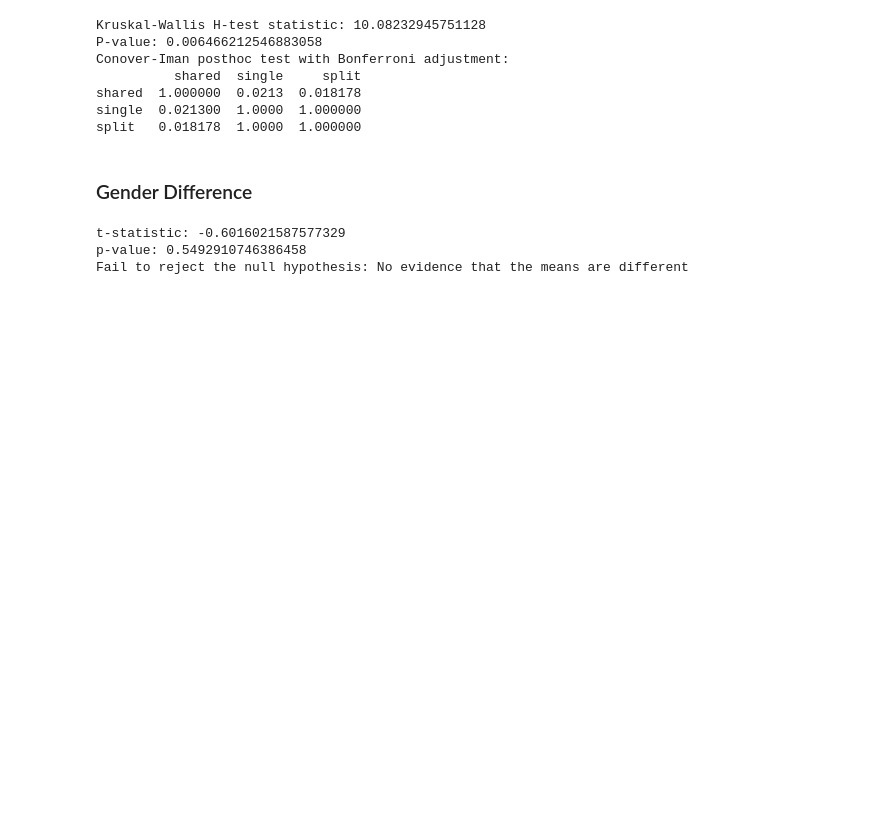
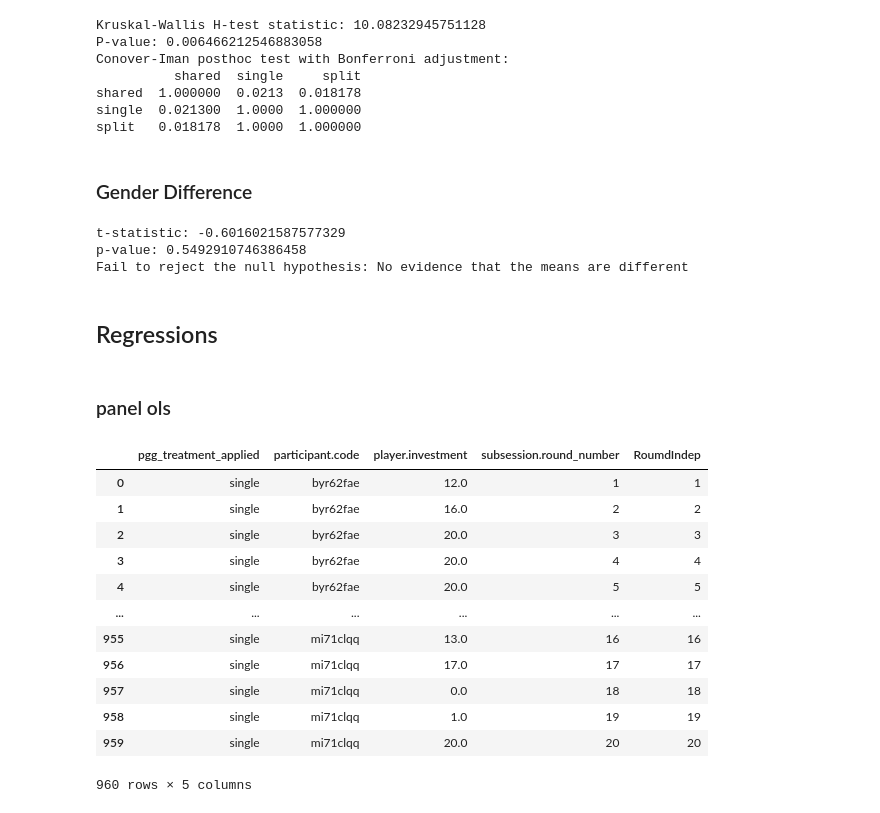
Before and after one commit to AaronSVMB/DA_4_MGPGG, a Jupyter notebook: src/Analysis/zAnalysis.ipynb, the cells around one changed output. Drawn from its saved outputs; the diff is of its cells as text; code cells hidden in the pictures; blank space fills up the shorter version.

```diff
--- a/src/Analysis/zAnalysis.ipynb
+++ b/src/Analysis/zAnalysis.ipynb
@@ -287,3 +289,7 @@ genderTStat, genderPValue = gen_t_stat(femaleDf, maleDf)
 t-statistic: -0.6016021587577329
 p-value: 0.5492910746386458
 Fail to reject the null hypothesis: No evidence that the means are different
+# %% [markdown]
+## Regressions
+# %% [markdown]
+### panel ols
@@ -289,0 +300,19 @@ Fail to reject the null hypothesis: No evidence that the means are different
+# %%
+singleData = mgpggdf.loc[:, ['pgg_treatment_applied','participant.code', 'player.investment', 'subsession.round_number'] ]
+singleData = singleData.loc[singleData['pgg_treatment_applied'] == 'single']
+singleData['RoumdIndep'] = singleData['subsession.round_number']
+singleData
+# %% [output]
+|  | pgg_treatment_applied | participant.code | player.investment | subsession.round_number | RoumdIndep |
+| 0 | single | byr62fae | 12.0 | 1 | 1 |
+| 1 | single | byr62fae | 16.0 | 2 | 2 |
+| 2 | single | byr62fae | 20.0 | 3 | 3 |
+| 3 | single | byr62fae | 20.0 | 4 | 4 |
+| 4 | single | byr62fae | 20.0 | 5 | 5 |
+| ... | ... | ... | ... | ... | ... |
+| 955 | single | mi71clqq | 13.0 | 16 | 16 |
+| 956 | single | mi71clqq | 17.0 | 17 | 17 |
+| 957 | single | mi71clqq | 0.0 | 18 | 18 |
+| 958 | single | mi71clqq | 1.0 | 19 | 19 |
+| 959 | single | mi71clqq | 20.0 | 20 | 20 |
+960 rows × 5 columns
```
Also changed, not shown: parts of 7 cells of this notebook, 6 other files.
